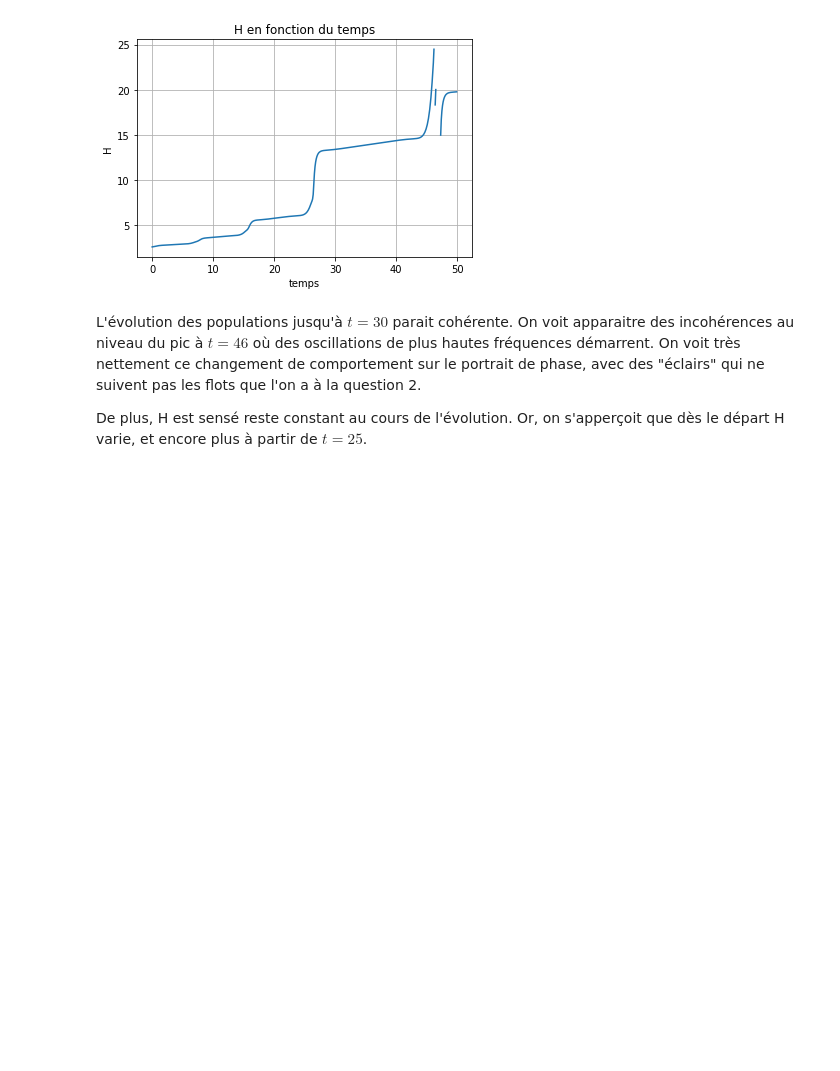
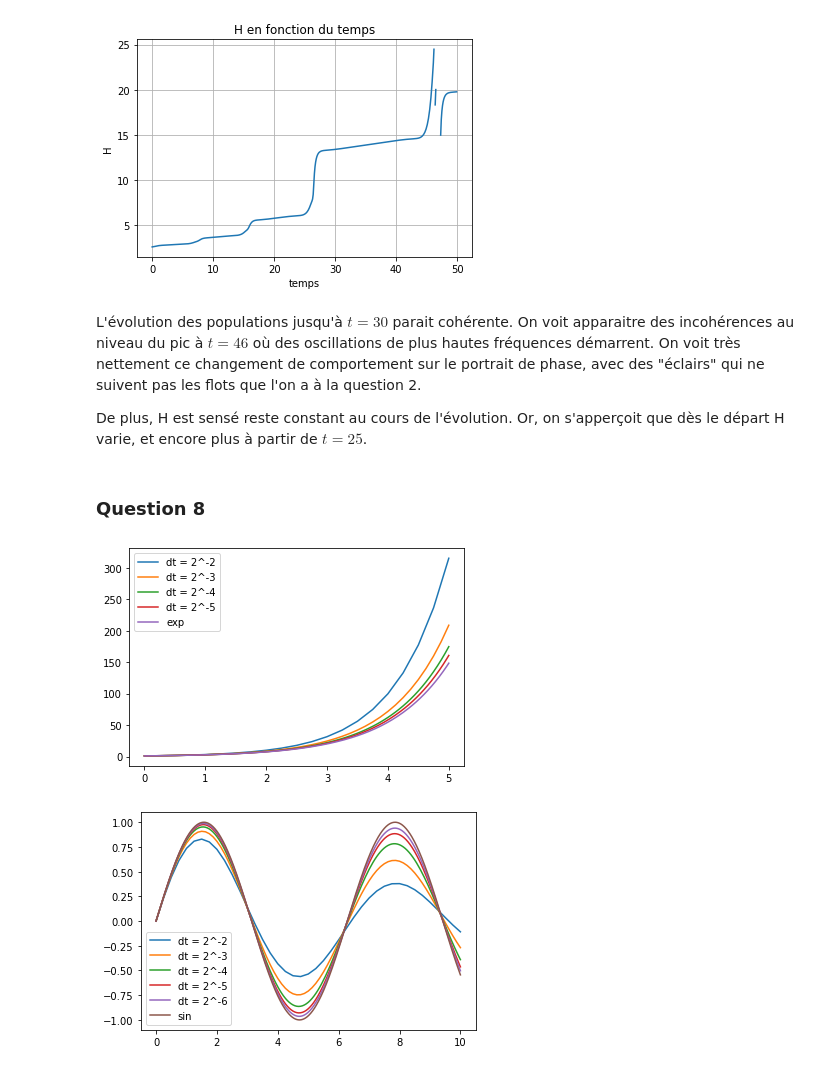
Before and after one commit to mroyerdevericourt/projetMI2, a Jupyter notebook: Rendu.ipynb, the cells around one changed output. Drawn from its saved outputs; the diff is of its cells as text; code cells hidden in the pictures; blank space fills up the shorter version.

Commit message:
questions 8 + 9 + 10

```diff
--- a/Rendu.ipynb
+++ b/Rendu.ipynb
@@ -180,3 +180,5 @@ On voit apparaitre des incohérences au niveau du pic à $t=46$ où des oscillat
 On voit très nettement ce changement de comportement sur le portrait de phase, avec des "éclairs" qui ne suivent pas les flots que l'on a à la question 2.
 
 De plus, H est sensé reste constant au cours de l'évolution. Or, on s'apperçoit que dès le départ H varie, et encore plus à partir de $t=25$.
+# %% [markdown]
+### Question 8
@@ -182,0 +214,26 @@ De plus, H est sensé reste constant au cours de l'évolution. Or, on s'apperço
+# %%
+def f1(t, x):                           # Equation de l'exponentielle
+    return x
+
+def f2(t, x):                           # Vectorisation de l'oscillateur harmonique
+    return np.array([-x[1], x[0]])
+
+for i in range(2,6):                      # Convergence de l'exponentielle
+    dt = 2**(-i)
+    t, x = solve_euler_implicit(f1, 1, dt, 0, 5)
+    plt.plot(t, x, label = f'dt = 2^{-i}')
+t = solve_euler_implicit(f1, 1, dt, 0, 5)[0]
+plt.plot(t, np.exp(t), label='exp')
+plt.legend()
+plt.show()
+
+for i in range(2,7):                    # Convergence du sinus
+    dt = 2**(-i)
+    t, x = solve_euler_implicit(f2, [1, 0], dt, 0, 10)
+    plt.plot(t, x[:,1], label = f'dt = 2^{-i}')
+plt.plot(t, np.sin(t), label='sin')
+plt.legend()
+plt.show()
+# %% [output]
+[figure, added]
+[figure, added]
```
Also changed, not shown: parts of 6 cells of this notebook.
